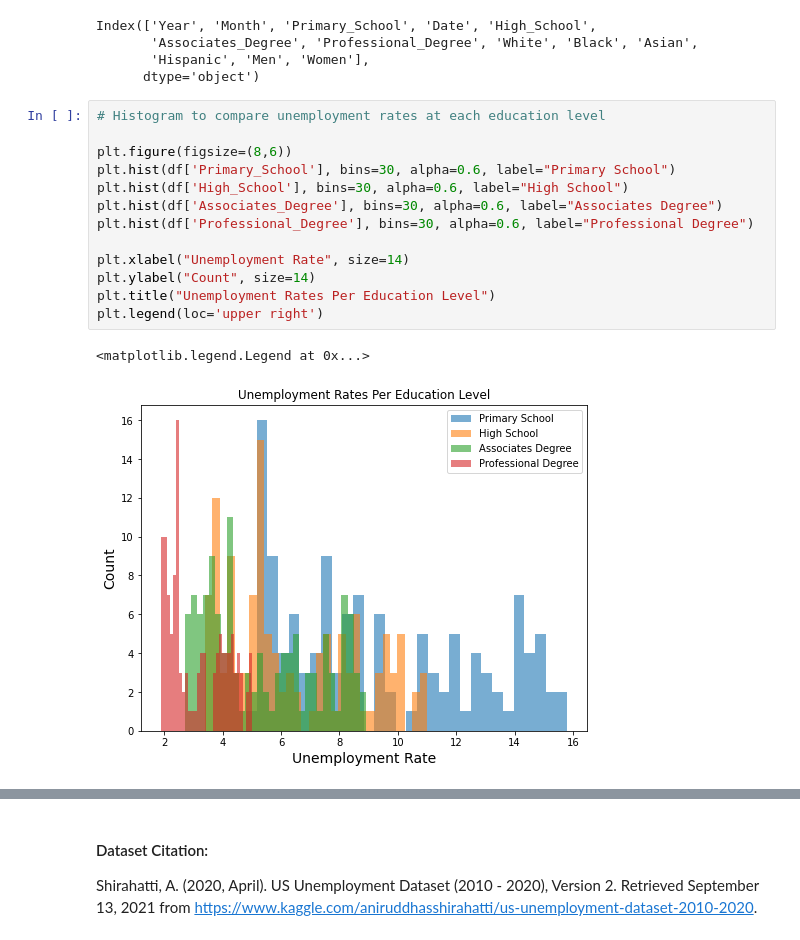
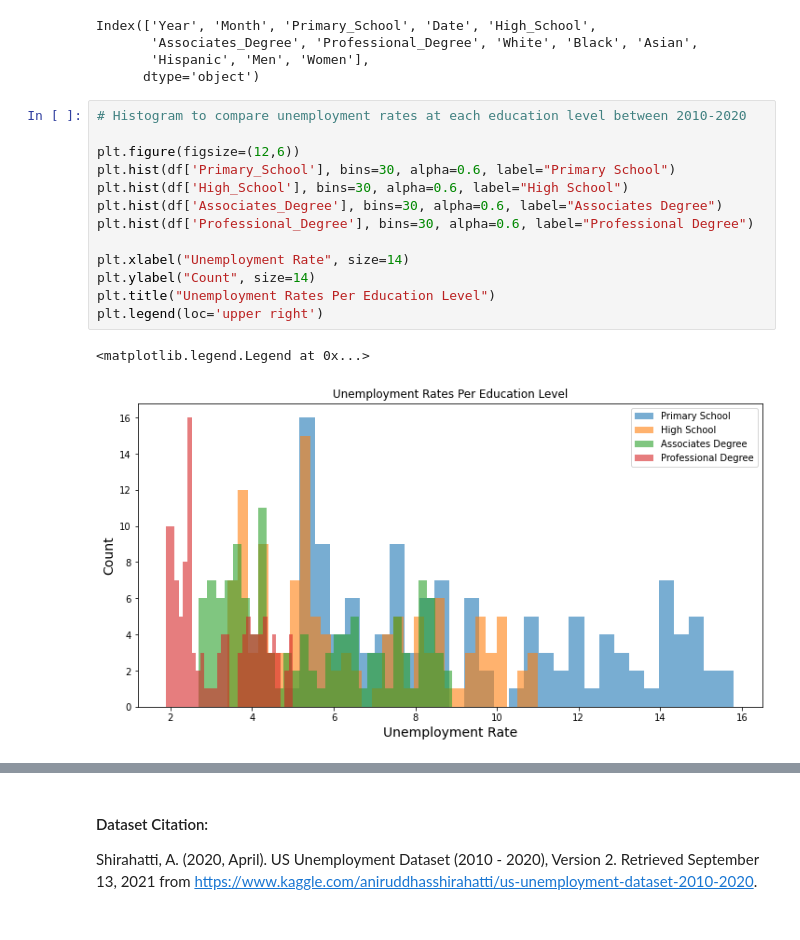
Before and after one commit to ibrahimabubaker/Job_Market_Analysis, a Jupyter notebook: index.ipynb, the cells around one changed output, grey strips where cells are left out. Cells and saved outputs as stored; diff of their text form.

```diff
--- a/index.ipynb
+++ b/index.ipynb
@@ -46,18 +46,18 @@ Index(['Year', 'Month', 'Primary_School', 'Date', 'High_School',
        'Hispanic', 'Men', 'Women'],
       dtype='object')
 # %%
-# Histogram to compare unemployment rates at each education level
+# Histogram to compare unemployment rates at each education level between 2010-2020
 
-plt.figure(figsize=(8,6))
+plt.figure(figsize=(12,6))
 plt.hist(df['Primary_School'], bins=30, alpha=0.6, label="Primary School")
 plt.hist(df['High_School'], bins=30, alpha=0.6, label="High School")
 plt.hist(df['Associates_Degree'], bins=30, alpha=0.6, label="Associates Degree")
 plt.hist(df['Professional_Degree'], bins=30, alpha=0.6, label="Professional Degree")
 
 plt.xlabel("Unemployment Rate", size=14)
 plt.ylabel("Count", size=14)
 plt.title("Unemployment Rates Per Education Level")
 plt.legend(loc='upper right')
 # %% [output]
 <matplotlib.legend.Legend at 0x...>
-[figure, old version]
+[figure, new version]
```
Also changed, not shown: parts of 10 cells of this notebook.
